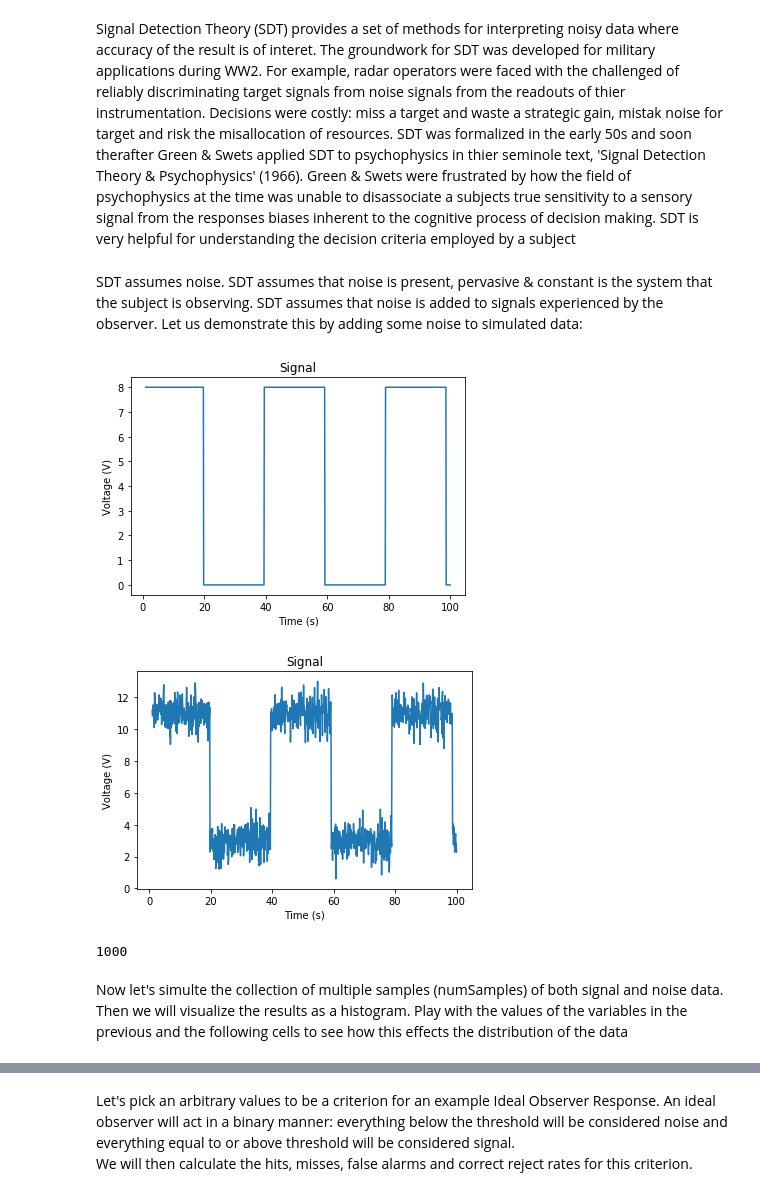
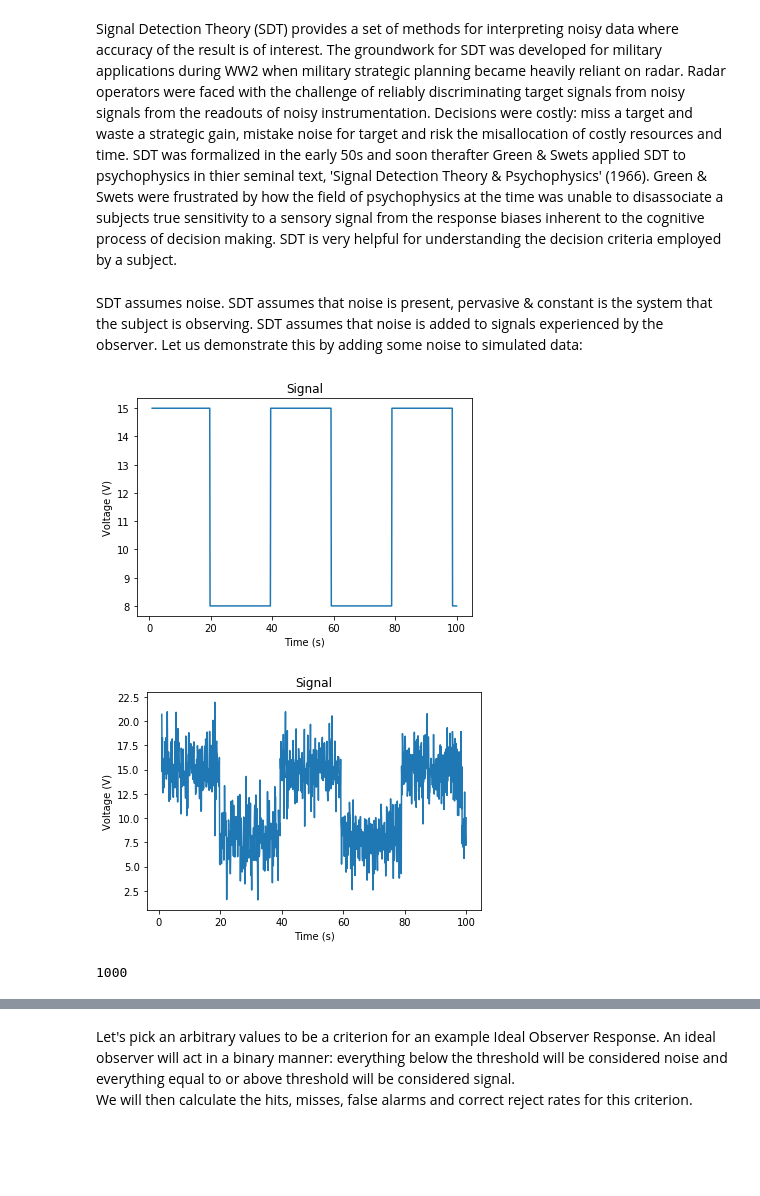
Before and after one commit to SmilodonCub/myAnaconda, a Jupyter notebook: SignalDetectionTheoryDEMO.ipynb, the cells around one changed output, grey strips where cells are left out. Drawn from its saved outputs; the diff is of its cells as text; code cells hidden in the pictures; blank space fills up the shorter version.

```diff
--- a/SignalDetectionTheoryDEMO.ipynb
+++ b/SignalDetectionTheoryDEMO.ipynb
@@ -5,63 +6,51 @@
 # %% [markdown]
-Signal Detection Theory (SDT) provides a set of methods for interpreting noisy data where accuracy of the result is of interet. The groundwork for SDT was developed for military applications during WW2. For example, radar operators were faced with the challenged of reliably discriminating target signals from noise signals from the readouts of thier instrumentation. Decisions were costly: miss a target and waste a strategic gain, mistak noise for target and risk the misallocation of resources. SDT was formalized in the early 50s and soon therafter Green & Swets applied SDT to psychophysics in thier seminole text, 'Signal Detection Theory & Psychophysics' (1966). Green & Swets were frustrated by how the field of psychophysics at the time was unable to disassociate a subjects true sensitivity to a sensory signal from the responses biases inherent to the cognitive process of decision making. SDT is very helpful for understanding the decision criteria employed by a subject
+Signal Detection Theory (SDT) provides a set of methods for interpreting noisy data where accuracy of the result is of interest. The groundwork for SDT was developed for military applications during WW2 when military strategic planning became heavily reliant on radar. Radar operators were faced with the challenge of reliably discriminating target signals from noisy signals from the readouts of noisy instrumentation. Decisions were costly: miss a target and waste a strategic gain, mistake noise for target and risk the misallocation of costly resources and time. SDT was formalized in the early 50s and soon therafter Green & Swets applied SDT to psychophysics in thier seminal text, 'Signal Detection Theory & Psychophysics' (1966). Green & Swets were frustrated by how the field of psychophysics at the time was unable to disassociate a subjects true sensitivity to a sensory signal from the response biases inherent to the cognitive process of decision making. SDT is very helpful for understanding the decision criteria employed by a subject.
 # %% [markdown]
 SDT assumes noise. SDT assumes that noise is present, pervasive & constant is the system that the subject is observing. SDT assumes that noise is added to signals experienced by the observer. Let us demonstrate this by adding some noise to simulated data:
 # %%
-#       _                        _ _   _       _   _                                      _       _     _
-#      | |                      (_) | | |     | | | |                                    (_)     | |   | |
-# _ __ | | __ _ _   _  __      ___| |_| |__   | |_| |__   ___  ___  ___  __   ____ _ _ __ _  __ _| |__ | | ___  ___
-#| '_ \| |/ _` | | | | \ \ /\ / / | __| '_ \  | __| '_ \ / _ \/ __|/ _ \ \ \ / / _` | '__| |/ _` | '_ \| |/ _ \/ __|
-#| |_) | | (_| | |_| |  \ V  V /| | |_| | | | | |_| | | |  __/\__ \  __/  \ V / (_| | |  | | (_| | |_) | |  __/\__ \
-#| .__/|_|\__,_|\__, |   \_/\_/ |_|\__|_| |_|  \__|_| |_|\___||___/\___|   \_/ \__,_|_|  |_|\__,_|_.__/|_|\___||___/
-#| |             __/ |
-#|_|            |___/
-mean_baseline = 3
-mean_signal = 8
+#MAKE CHANGES TO THESE VARIABLES & OBSERVE THE EFFECTS ON THE SIMULATED DATA WE GENERATE
+mean_baseline = 8
+mean_signal = 15
+# Set a target Signal-to-Noise Ratio
+#try running this cell block with values 0.15, 0.5, 1.5, 5, 50
+target_snr_db = 1.50
 #
 #-------------------------------------------------------------------------------------------------------------------
 
 
 
 import numpy as np
 import matplotlib.pyplot as plt
 
 t = np.linspace(1, 100, 1000)
-x_volts = 5*np.sin(t/(2*np.pi))
-# Set a target SNR
-target_snr_db = 20
-# Calculate noise according to [2] then convert to watts
-noise_avg_db = sig_avg_db - target_snr_db
+x_volts = mean_signal*np.sin(t/(2*np.pi))
+# Calculate noise then convert to watts
+noise_avg_db = mean_baseline - target_snr_db
 noise_avg_watts = 10 ** (noise_avg_db / 10)
 # Generate an sample of white noise
-mean_noise = mean_baseline
-noise_volts = np.random.normal(mean_noise, np.sqrt(noise_avg_watts), len(y_volts))
-# Noise up the original signal
-y_volts = x_volts + noise_volts
+mean_noise = 0
+noise_volts = np.random.normal(mean_noise, np.sqrt(noise_avg_watts), len(t))
 
 #square waves1
 sqrwv1 =  x_volts
 sqrwv1[sqrwv1 > 0] = mean_signal
-sqrwv1[sqrwv1 < 0] = 0
+sqrwv1[sqrwv1 < 0] = mean_baseline
 sqrwv1_NOISE = sqrwv1 + noise_volts
 
 plt.plot(t, sqrwv1)
 plt.title('Signal')
 plt.ylabel('Voltage (V)')
 plt.xlabel('Time (s)')
 plt.show()
 
 plt.plot(t, sqrwv1_NOISE)
 plt.title('Signal')
 plt.ylabel('Voltage (V)')
 plt.xlabel('Time (s)')
 plt.show()
 
 print( len(y_volts))
 # %% [output]
-[figure, old version]
+[figure, new version]
-[figure, old version]
+[figure, new version]
 1000
-# %% [markdown]
-Now let's simulte the collection of multiple samples (numSamples) of both signal and noise data.
-Then we will visualize the results as a histogram.
-Play with the values of the variables in the previous and the following cells to see how this effects the distribution of the data
```
Also changed, not shown: parts of 9 cells of this notebook.
